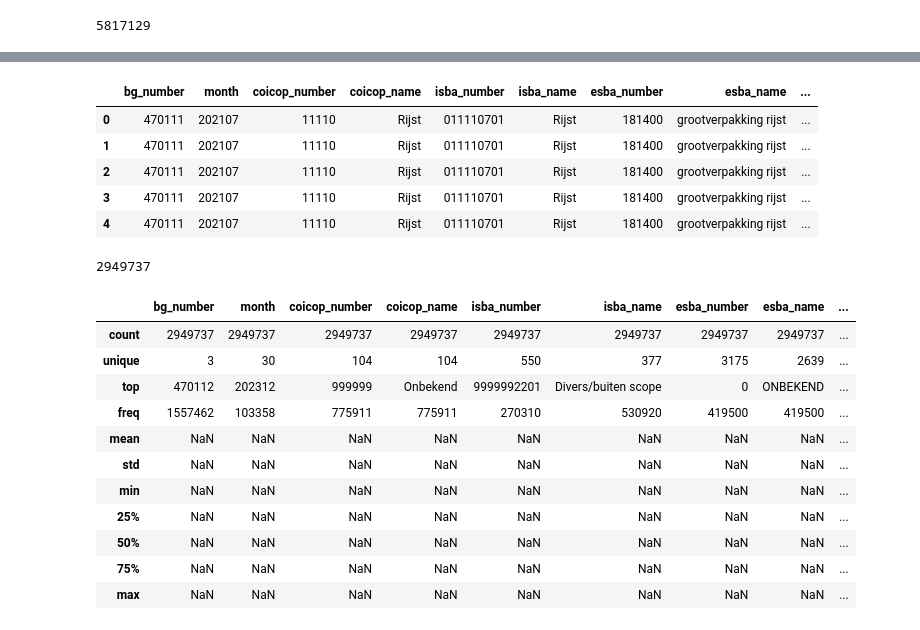
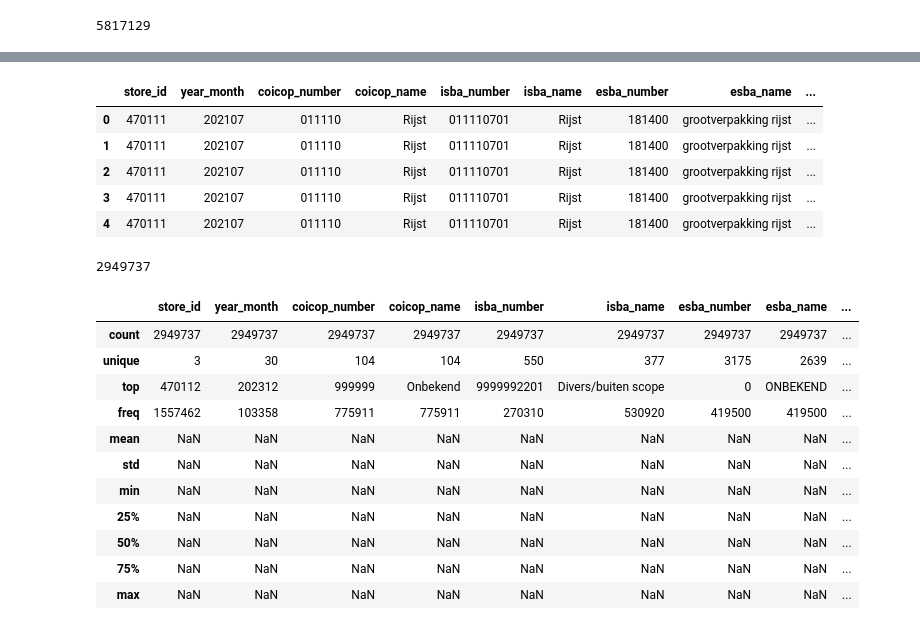
Before and after one commit to ssi-wp3/ssi-wp3, a Jupyter notebook: Notebooks/Parquet Comparison.ipynb, the cells around one changed output, grey strips where cells are left out. Cells and saved outputs as stored; diff of their text form; code cells hidden in the pictures.

```diff
--- a/Notebooks/Parquet Comparison.ipynb
+++ b/Notebooks/Parquet Comparison.ipynb
@@ -104,7 +104,7 @@ ah_df.describe(include="all")
 # %% [markdown]
 # Preprocessed
 # %%
-preprocessed_directory = os.path.join(data_directory, "preprocessed")
+preprocessed_directory = os.path.join(data_directory, "04-preprocessed")
 # %%
 preprocessed_files = [os.path.join(preprocessed_directory, filename) for filename in os.listdir(preprocessed_directory)]
 preprocessed_files
@@ -173,15 +173,15 @@ lidl_df.describe(include="all")
 | 75% | NaN | NaN | NaN | NaN | NaN | NaN | NaN | NaN | ... |
 | max | NaN | NaN | NaN | NaN | NaN | NaN | NaN | NaN | ... |
 # %%
-ah_df = pd.read_parquet(combined_files[-2], engine="pyarrow")
+ah_df = pd.read_parquet(preprocessed_files[-2], engine="pyarrow")
 ah_df.head()
 # %% [output]
-|  | bg_number | month | coicop_number | coicop_name | isba_number | isba_name | esba_number | esba_name | ... |
-| 0 | 470111 | 202107 | 11110 | Rijst | 011110701 | Rijst | 181400 | grootverpakking rijst | ... |
-| 1 | 470111 | 202107 | 11110 | Rijst | 011110701 | Rijst | 181400 | grootverpakking rijst | ... |
-| 2 | 470111 | 202107 | 11110 | Rijst | 011110701 | Rijst | 181400 | grootverpakking rijst | ... |
-| 3 | 470111 | 202107 | 11110 | Rijst | 011110701 | Rijst | 181400 | grootverpakking rijst | ... |
-| 4 | 470111 | 202107 | 11110 | Rijst | 011110701 | Rijst | 181400 | grootverpakking rijst | ... |
+|  | store_id | year_month | coicop_number | coicop_name | isba_number | isba_name | esba_number | esba_name | ... |
+| 0 | 470111 | 202107 | 011110 | Rijst | 011110701 | Rijst | 181400 | grootverpakking rijst | ... |
+| 1 | 470111 | 202107 | 011110 | Rijst | 011110701 | Rijst | 181400 | grootverpakking rijst | ... |
+| 2 | 470111 | 202107 | 011110 | Rijst | 011110701 | Rijst | 181400 | grootverpakking rijst | ... |
+| 3 | 470111 | 202107 | 011110 | Rijst | 011110701 | Rijst | 181400 | grootverpakking rijst | ... |
+| 4 | 470111 | 202107 | 011110 | Rijst | 011110701 | Rijst | 181400 | grootverpakking rijst | ... |
 # %%
 len(ah_df)
 # %% [output]
@@ -189,7 +189,7 @@ len(ah_df)
 # %%
 ah_df.describe(include="all")
 # %% [output]
-|  | bg_number | month | coicop_number | coicop_name | isba_number | isba_name | esba_number | esba_name | ... |
+|  | store_id | year_month | coicop_number | coicop_name | isba_number | isba_name | esba_number | esba_name | ... |
 | count | 2949737 | 2949737 | 2949737 | 2949737 | 2949737 | 2949737 | 2949737 | 2949737 | ... |
 | unique | 3 | 30 | 104 | 104 | 550 | 377 | 3175 | 2639 | ... |
 | top | 470112 | 202312 | 999999 | Onbekend | 9999992201 | Divers/buiten scope | 0 | ONBEKEND | ... |
```
Also changed, not shown: parts of 8 cells of this notebook, 1 other file.
